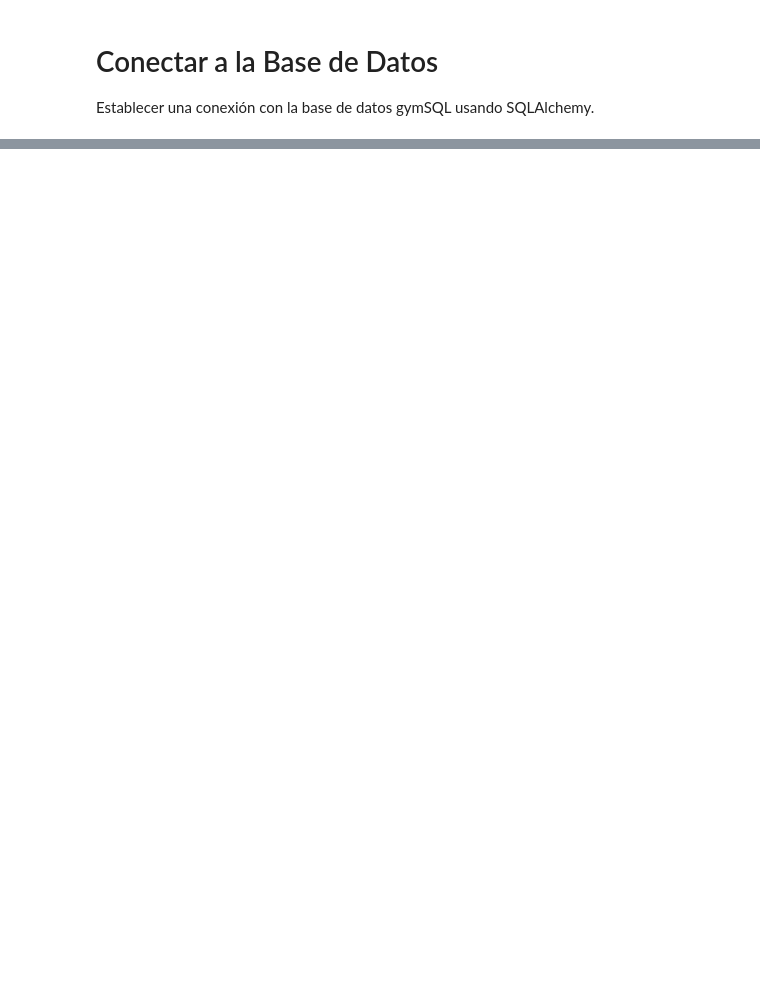
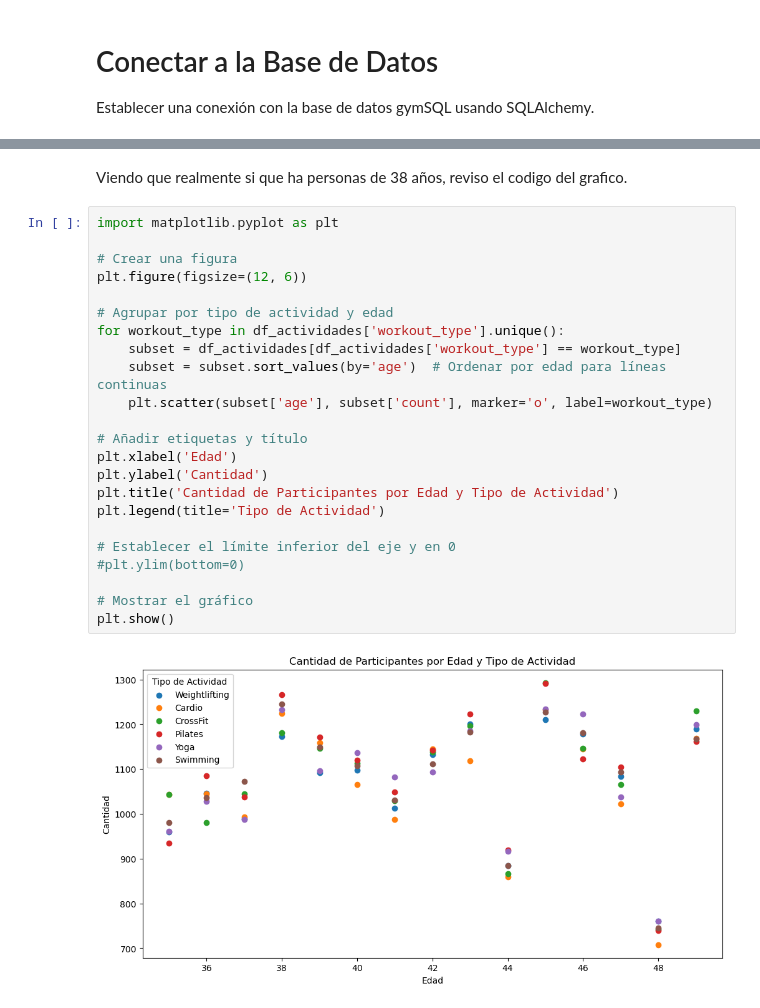
Before and after one commit to Benja022/SQL-GRUPO3, a Jupyter notebook: BenjaminPY.ipynb, the cells around one changed output, grey strips where cells are left out. Drawn from its saved outputs; the diff is of its cells as text; blank space fills up the shorter version.

```diff
--- a/BenjaminPY.ipynb
+++ b/BenjaminPY.ipynb
@@ -86,0 +260,27 @@ Name: count, dtype: int64
+# %% [markdown]
+Viendo que realmente si que ha personas de 38 años, reviso el codigo del grafico.
+# %%
+import matplotlib.pyplot as plt
+
+# Crear una figura
+plt.figure(figsize=(12, 6))
+
+# Agrupar por tipo de actividad y edad
+for workout_type in df_actividades['workout_type'].unique():
+    subset = df_actividades[df_actividades['workout_type'] == workout_type]
+    subset = subset.sort_values(by='age')  # Ordenar por edad para líneas continuas
+    plt.scatter(subset['age'], subset['count'], marker='o', label=workout_type)
+
+# Añadir etiquetas y título
+plt.xlabel('Edad')
+plt.ylabel('Cantidad')
+plt.title('Cantidad de Participantes por Edad y Tipo de Actividad')
+plt.legend(title='Tipo de Actividad')
+
+# Establecer el límite inferior del eje y en 0
+#plt.ylim(bottom=0)
+
+# Mostrar el gráfico
+plt.show()
+# %% [output]
+[figure, added]
```
Also changed, not shown: parts of 41 cells of this notebook, 7 other files.
